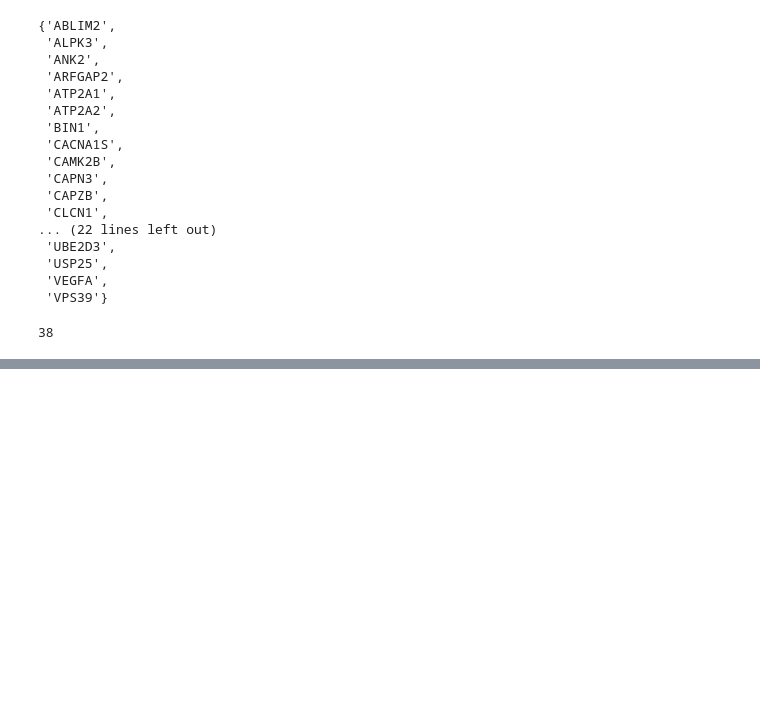
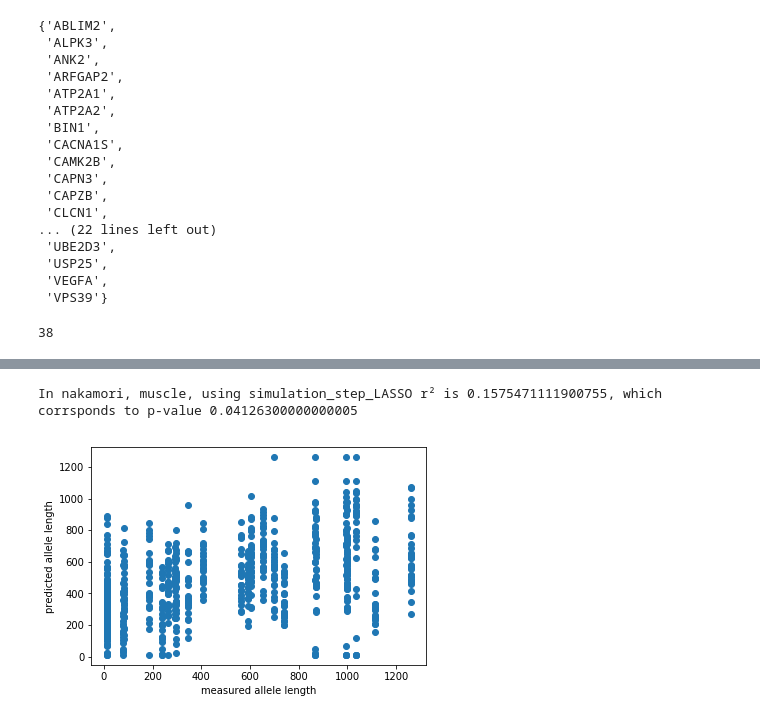
Before and after one commit to picrin/clinical_applications, a Jupyter notebook: predictions.ipynb, the cells around one changed output, grey strips where cells are left out. Drawn from its saved outputs; the diff is of its cells as text; code cells hidden in the pictures; blank space fills up the shorter version.

Commit message:
adding more models

```diff
--- a/predictions.ipynb
+++ b/predictions.ipynb
@@ -264,3 +267,23 @@ def simulation_step(probeset_data, metadata, training_size, no_probes, n_compone
     results = [filter_extremes(i[0], min(repeat_length_training), max(repeat_length_training)) for i in results]
 
     return repeat_length_testing, results
+# %%
+def simulation_step_LASSO(probeset_data, metadata, training_size, no_probes, n_components):
+    training_i, testing_i = choose_training_indicies(probeset_data, training_size)
+    training_fold, testing_fold = split_data(probeset_data, training_i, testing_i)
+    repeat_length_training = [metadata.modal_allele[i] for i in training_i]
+    repeat_length_testing = [metadata.modal_allele[i] for i in testing_i]
+
+    top_genes = order_indicies(repeat_length_training, training_fold)[:no_probes]
+    training_set = choose_top_genes(top_genes, training_fold)
+    testing_set = choose_top_genes(top_genes, testing_fold)
+
+    lasso = sklearn.linear_model.Lasso(alpha=n_components)
+
+    lasso.fit(training_set.transpose(), cv(repeat_length_training))
+
+    results = list(lasso.predict(testing_set.transpose()))
+
+    results = [filter_extremes(i, min(repeat_length_training), max(repeat_length_training)) for i in results]
+
+    return repeat_length_testing, results
@@ -329,5 +503,5 @@ data
 # %%
-def simulation(data, metadata, runs, no_probes, n_components):
+def simulation(simulation_step, data, metadata, runs, no_probes, n_components):
     sample_no, patient_no = data.shape
     real_alleles = []
     simulated_alleles = []
@@ -358,11 +539,11 @@ def analyse_simulation(path, r2_to_p):
 # %%
-def present_result(name, tissue, real_allele, simulated_allele, r_squared, p_value):
+def present_result(name, tissue, model_name, real_allele, simulated_allele, r_squared, p_value):
     if in_ipynb():
         plt.figure()
         plt.scatter(real_allele, simulated_allele)
         plt.xlabel("measured allele length")
         plt.ylabel("predicted allele length")
-    print("In {}, {} r² is {}, which corrsponds to p-value {}".format(name, tissue, r_squared, p_value))
+    print("In {}, {}, using {} r² is {}, which corrsponds to p-value {}".format(name, tissue, model_name, r_squared, p_value))
 # %%
 def simulated_r2(metadata, times):
     r2s = []
@@ -391,6 +592,13 @@ except OSError:
 # %%
-def example_workflow(name, tissue, simulation_runs, select_top_k_genes, PLSR_dimensions):
-    path = os.path.join(base_path, "{}_{}_{}_{}_{}".format(name, tissue, simulation_runs, select_top_k_genes, PLSR_dimensions))
-    obtain_simulation(simulation, data[tissue][name], metadata[tissue], simulation_runs, select_top_k_genes, PLSR_dimensions)(path)
+def example_workflow(name, tissue, simulation_step, simulation_runs, select_top_k_genes, PLSR_dimensions):
+    #print()
+    path = os.path.join(base_path, "{}_{}_{}_{}_{}_{}".format(name, tissue, simulation_runs, select_top_k_genes, PLSR_dimensions, simulation_step.__name__))
+    obtain_simulation(simulation, simulation_step, data[tissue][name], metadata[tissue], simulation_runs, select_top_k_genes, PLSR_dimensions)(path)
     real_allele, simulated_allele, r2, p = analyse_simulation(path, r2_to_p[tissue])
-    present_result(name, tissue, real_allele, simulated_allele, r2, p)
+    print(real_allele, simulated_allele)
+    present_result(name, tissue, simulation_step.__name__, real_allele, simulated_allele, r2, p)
+# %%
+example_workflow(name="nakamori", simulation_step=simulation_step_LASSO, tissue="muscle", simulation_runs=50, select_top_k_genes=500, PLSR_dimensions=1)
+# %% [output]
+In nakamori, muscle, using simulation_step_LASSO r² is 0.1575471111900755, which corrsponds to p-value 0.04126300000000005
+[figure, added]
```
Also changed, not shown: parts of 36 cells of this notebook.
